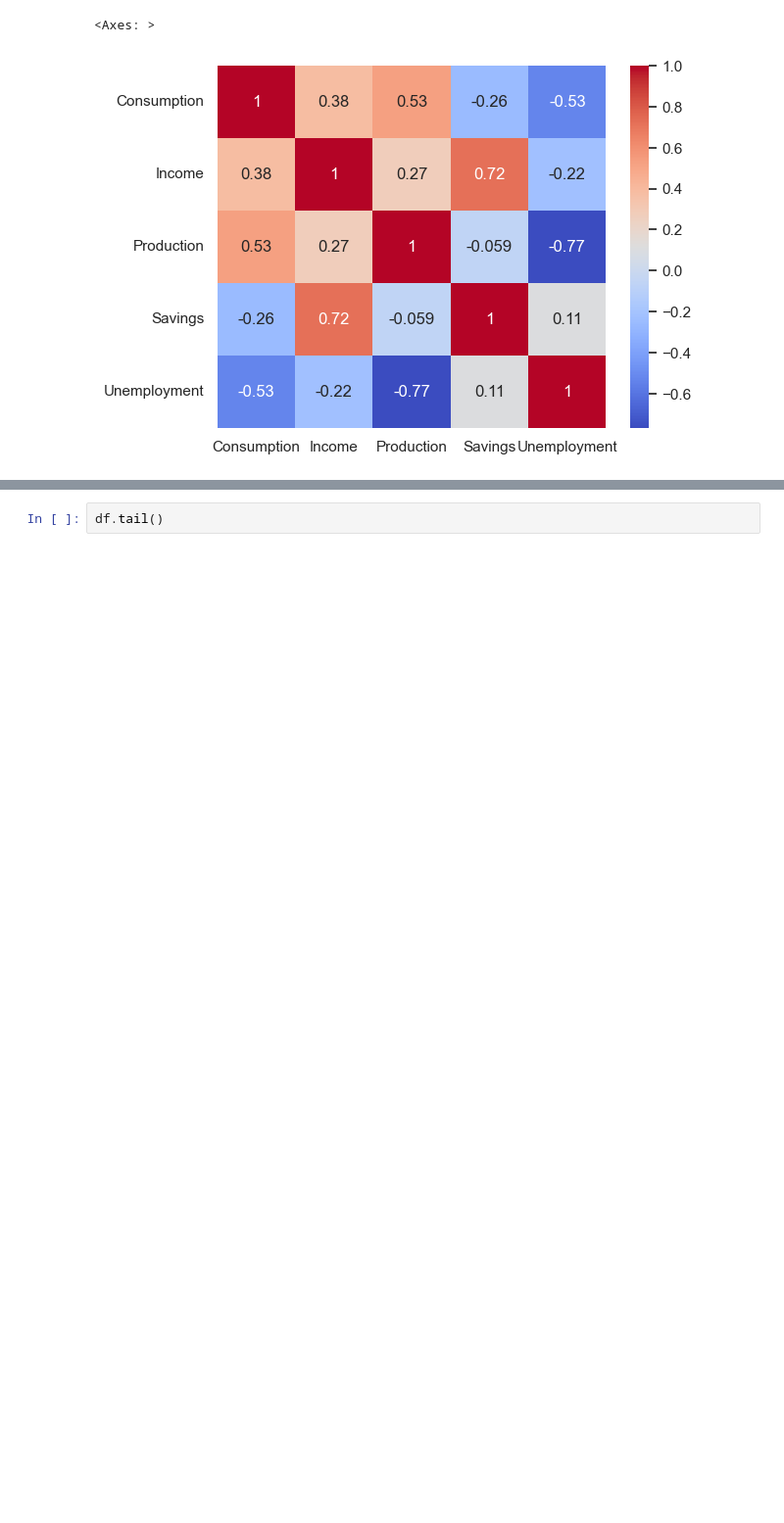
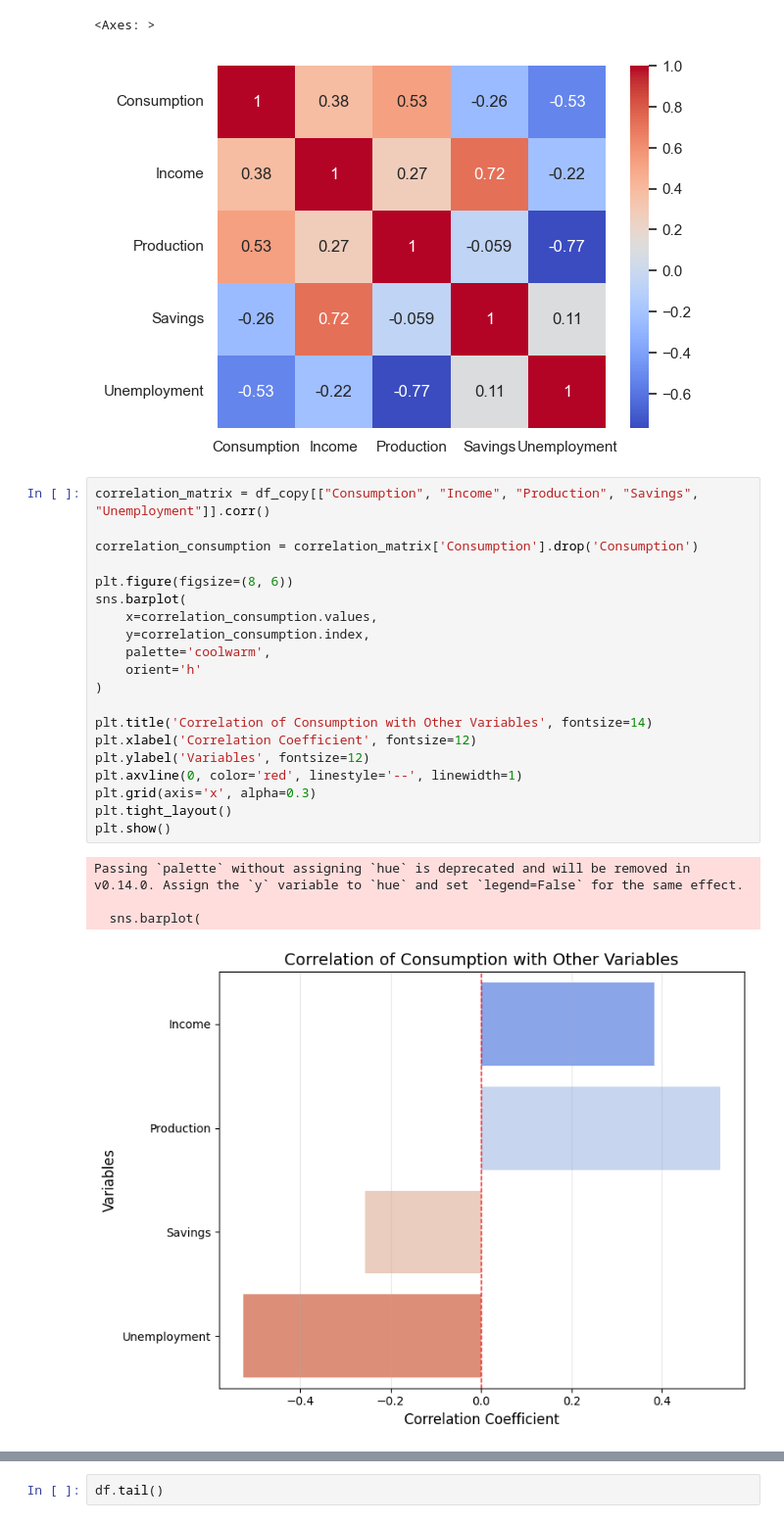
Before and after one commit to DutraIRS/TimeSeries, a Jupyter notebook: EDA.ipynb, the cells around one changed output, grey strips where cells are left out. Shown: that part at 98% size. Saved outputs shown, nothing was run; the diff lists cells and outputs as text; blank space fills up the shorter version.

```diff
--- a/EDA.ipynb
+++ b/EDA.ipynb
@@ -52,4 +76,29 @@ sns.heatmap(df.iloc[:, 1:].corr(), annot=True, cmap='coolwarm')
 # %% [output]
 <Axes: >
 [figure]
+# %%
+correlation_matrix = df_copy[["Consumption", "Income", "Production", "Savings", "Unemployment"]].corr()
+
+correlation_consumption = correlation_matrix['Consumption'].drop('Consumption')
+
+plt.figure(figsize=(8, 6))
+sns.barplot(
+    x=correlation_consumption.values,
+    y=correlation_consumption.index,
+    palette='coolwarm',
+    orient='h'
+)
+
+plt.title('Correlation of Consumption with Other Variables', fontsize=14)
+plt.xlabel('Correlation Coefficient', fontsize=12)
+plt.ylabel('Variables', fontsize=12)
+plt.axvline(0, color='red', linestyle='--', linewidth=1)
+plt.grid(axis='x', alpha=0.3)
+plt.tight_layout()
+plt.show()
+# %% [output]
+Passing `palette` without assigning `hue` is deprecated and will be removed in v0.14.0. Assign the `y` variable to `hue` and set `legend=False` for the same effect.
+
+  sns.barplot(
+[figure, added]
 # %%
```
Also changed, not shown: parts of 5 cells of this notebook.
